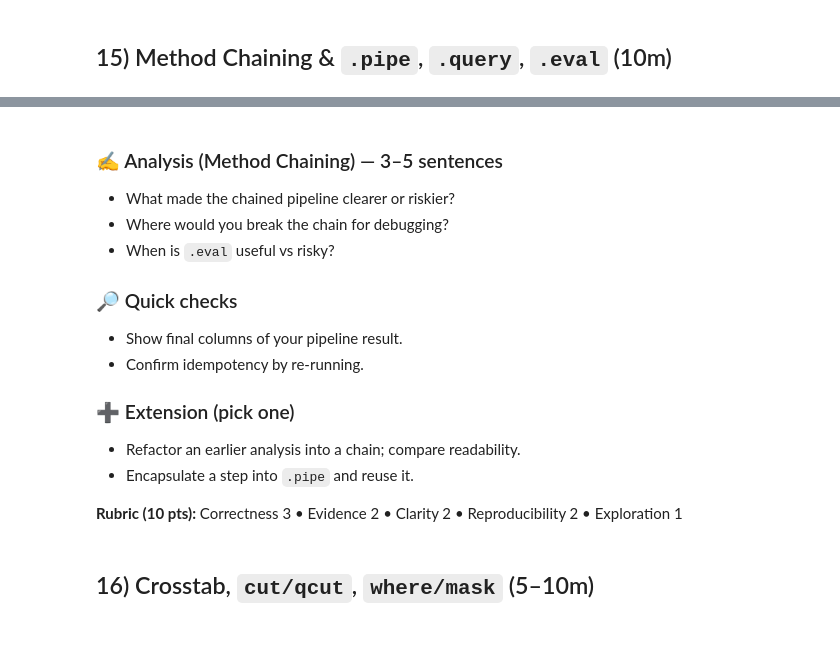
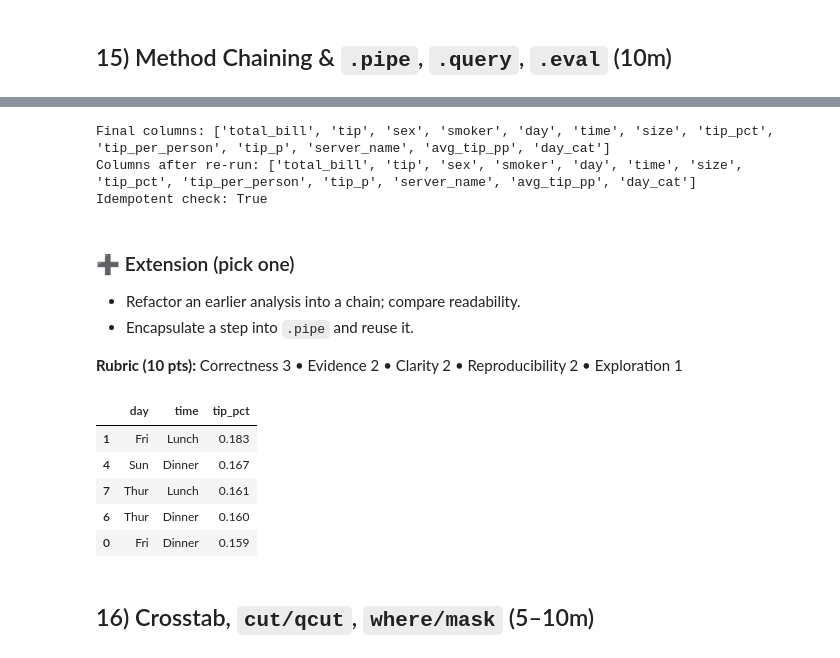
Before and after one commit to aadarshsenapati/machine-learning, a Jupyter notebook: pandas_colab_student.ipynb, the cells around one changed output, grey strips where cells are left out. Cells and saved outputs as stored; diff of their text form; code cells hidden in the pictures.

```diff
--- a/pandas_colab_student.ipynb
+++ b/pandas_colab_student.ipynb
@@ -1226,0 +1276,5 @@ tips_mem.memory_usage(deep=True)
+# %%
+print("Memory usage before cast:\n", tips['day'].memory_usage(deep=True))
+tips['day_cat'] = tips['day'].astype('category')
+print("Memory usage after cast:\n", tips['day_cat'].memory_usage(deep=True))
+print("Categories for 'day_cat':", tips['day_cat'].cat.categories)
@@ -1268,0 +1335,4 @@ con.close(); sql_df.head()
+# %%
+print("Final columns:", tips.columns.tolist())
+tips['size'] = tips['size'].astype('int64')
+print("Columns after re-running step:", tips.columns.tolist())
@@ -1268,0 +1348,5 @@ con.close(); sql_df.head()
+# %%
+tips['tip_pct'] = tips['tip'] / tips['total_bill']
+high_tips = tips[tips['tip_pct'] > 0.2]
+avg_high_tip = high_tips['tip_pct'].mean()
+print(avg_high_tip)
@@ -1315,18 +1490,35 @@ pipe_demo.head(), eval_demo[['total_bill','size','bill_pp']].head()
+# %%
+print("Final columns:", tips.columns.tolist())
+tips_final_re = tips.copy()
+tips_final_re['size'] = tips_final_re['size'].astype('int64')
+print("Columns after re-run:", tips_final_re.columns.tolist())
+print("Idempotent check:", tips.equals(tips_final_re))
+# %% [output]
+Final columns: ['total_bill', 'tip', 'sex', 'smoker', 'day', 'time', 'size', 'tip_pct', 'tip_per_person', 'tip_p', 'server_name', 'avg_tip_pp', 'day_cat']
+Columns after re-run: ['total_bill', 'tip', 'sex', 'smoker', 'day', 'time', 'size', 'tip_pct', 'tip_per_person', 'tip_p', 'server_name', 'avg_tip_pp', 'day_cat']
+Idempotent check: True
 # %% [markdown]
-### ✍️ Analysis (Method Chaining) — 3–5 sentences
-- What made the chained pipeline clearer or riskier?
-- Where would you break the chain for debugging?
-- When is `.eval` useful vs risky?
-
-### 🔎 Quick checks
-- Show final columns of your pipeline result.
-- Confirm idempotency by re-running.
-
 ### ➕ Extension (pick one)
 - Refactor an earlier analysis into a chain; compare readability.
 - Encapsulate a step into `.pipe` and reuse it.
 
 **Rubric (10 pts):** Correctness 3 • Evidence 2 • Clarity 2 • Reproducibility 2 • Exploration 1
+# %%
+tips_sorted = (
+    tips.assign(tip_pct=lambda df: df['tip'] / df['total_bill'])
+        .query('size > 1')
+        .groupby(['day', 'time'], as_index=False)['tip_pct']
+        .mean()
+        .sort_values('tip_pct', ascending=False)
+)
+tips_sorted.head()
+# %% [output]
+|  | day | time | tip_pct |
+| 1 | Fri | Lunch | 0.183 |
+| 4 | Sun | Dinner | 0.167 |
+| 7 | Thur | Lunch | 0.161 |
+| 6 | Thur | Dinner | 0.160 |
+| 0 | Fri | Dinner | 0.159 |
 # %% [markdown]
 ## 16) Crosstab, `cut/qcut`, `where/mask` (5–10m)
 # %%
```
Also changed, not shown: parts of 68 cells of this notebook.
